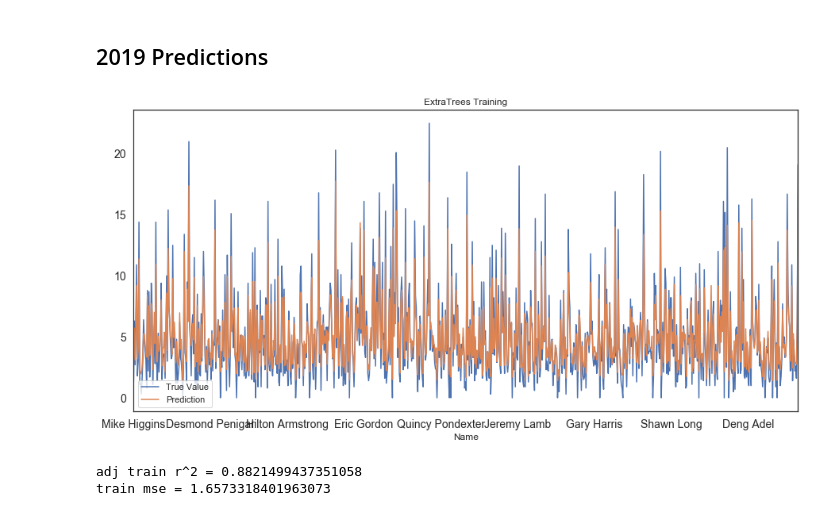
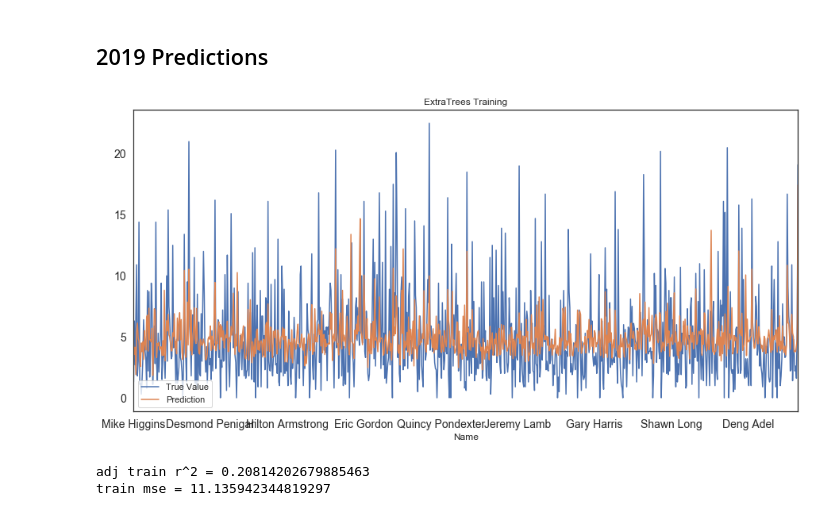
Before and after one commit to SidTheKid007/NBARookieAnalysis, a Jupyter notebook: Rookie Predictions.ipynb, the cells around one changed output. Saved outputs shown, nothing was run; the diff lists cells and outputs as text; code cells hidden in the pictures.

Commit message:
Model Testing and Predictions

```diff
--- a/Rookie Predictions.ipynb
+++ b/Rookie Predictions.ipynb
@@ -655,29 +619,48 @@ train_y=trains[1]
 tests = np.split(test, [25], axis=1)
 test_x=tests[0]
 test_y=tests[1]
-# %%
-cols_at_end = ['NBATRB','NBAAST','NBASTL','NBABLK','NBAPTS']
-scalars = [sc2, sc3, sc4, sc5, sc6]
-test_y2 = test_y.copy(deep=True)
-for x in range(5):
-    #tpot = TPOTRegressor(max_time_mins=.5, verbosity=1, config_dict='TPOT light')
-    #tpot.fit(train_x.values, train_y[col].values.ravel())
-    col = cols_at_end[x]
-    scalar = scalars[4-x]
-    reg = ExtraTreesRegressor(n_estimators=1000,bootstrap=True)
-    reg.fit(train_x.values, train_y[col].values)
-    test_y2[col] = scalar.inverse_transform(reg.predict(test_x.values))
+# %%
+cols_at_end = ['NBATRB','NBAAST','NBASTL','NBABLK','NBAPTS']
+scalars = [sc2, sc3, sc4, sc5, sc6]
+test_y2 = test_y.copy(deep=True)
+for x in range(5):
+    col = cols_at_end[x]
+    scalar = scalars[4-x]
+    model = LinearRegression()
+    rfe = RFE(model, 12)
+    reg = rfe.fit(train_x.values, train_y[col].values)
+    cols = []
+    co = df1.columns
+    for colo in co:
+        cols = cols + [colo]
+    picks = []
+    for x in range(0,25):
+        if reg.support_[x]:
+            picks.append(cols[x])
+    train_x3 = train_x[picks]
+    test_x3 = test_x[picks]
+    K.clear_session()
+    model = Sequential()
+    model.add(Dense(128, input_dim=12, activation='relu',kernel_regularizer=regularizers.l2(0.23)))
+    model.add(Dropout(0.2))
+    #model.add(Dense(64, activation='relu',kernel_regularizer=regularizers.l2(0.13)))
+    #model.add(Dense(8, activation='tanh',kernel_regularizer=regularizers.l2(0.03)))
+    model.add(Dense(1, activation='linear'))
+    model.compile(optimizer='Adam', loss='mean_squared_error')
+    early_stop = EarlyStopping(monitor='val_loss', patience=30, verbose=0, min_delta=.000001,restore_best_weights=True)
+    out = model.fit(train_x3.values, train_y[col].values.ravel(), validation_data=[test_x3.values, test_y[col].values.ravel()], epochs=500, verbose=0, shuffle=False)##, callbacks=[early_stop])
+    test_y2[col] = scalar.inverse_transform(model.predict(test_x3.values))
 # %%
 train_y2 = train_y.copy(deep=True)
-train_y2['prediction'] = sc2.inverse_transform(reg.predict(train_x.values))
+train_y2['prediction'] = sc2.inverse_transform(model.predict(train_x3.values))
 train_y2['NBAPTS'] = sc2.inverse_transform(train_y2['NBAPTS'])
 train_y2['NBAPTS'].plot(figsize=(15,7), title= 'ExtraTrees Training', fontsize=14, label='True Value')
 train_y2['prediction'].plot(figsize=(15,7), title= 'ExtraTrees Training', fontsize=14, label='Prediction')
 plt.legend(loc='lower left')
 plt.show()
 print('adj train r^2 = ' + str(adj_r2_score((r2_score(train_y2.NBAPTS, train_y2.prediction)),train_x.shape[0], train_x.shape[1])))
 print('train mse = ' + str(mean_squared_error(train_y2.NBAPTS, train_y2.prediction)))
 # %% [output]
-[figure, old version]
+[figure, new version]
-adj train r^2 = 0.8821499437351058
-train mse = 1.6573318401963073
+adj train r^2 = 0.20814202679885463
+train mse = 11.135942344819297
```
Also changed, not shown: parts of 21 cells of this notebook.
